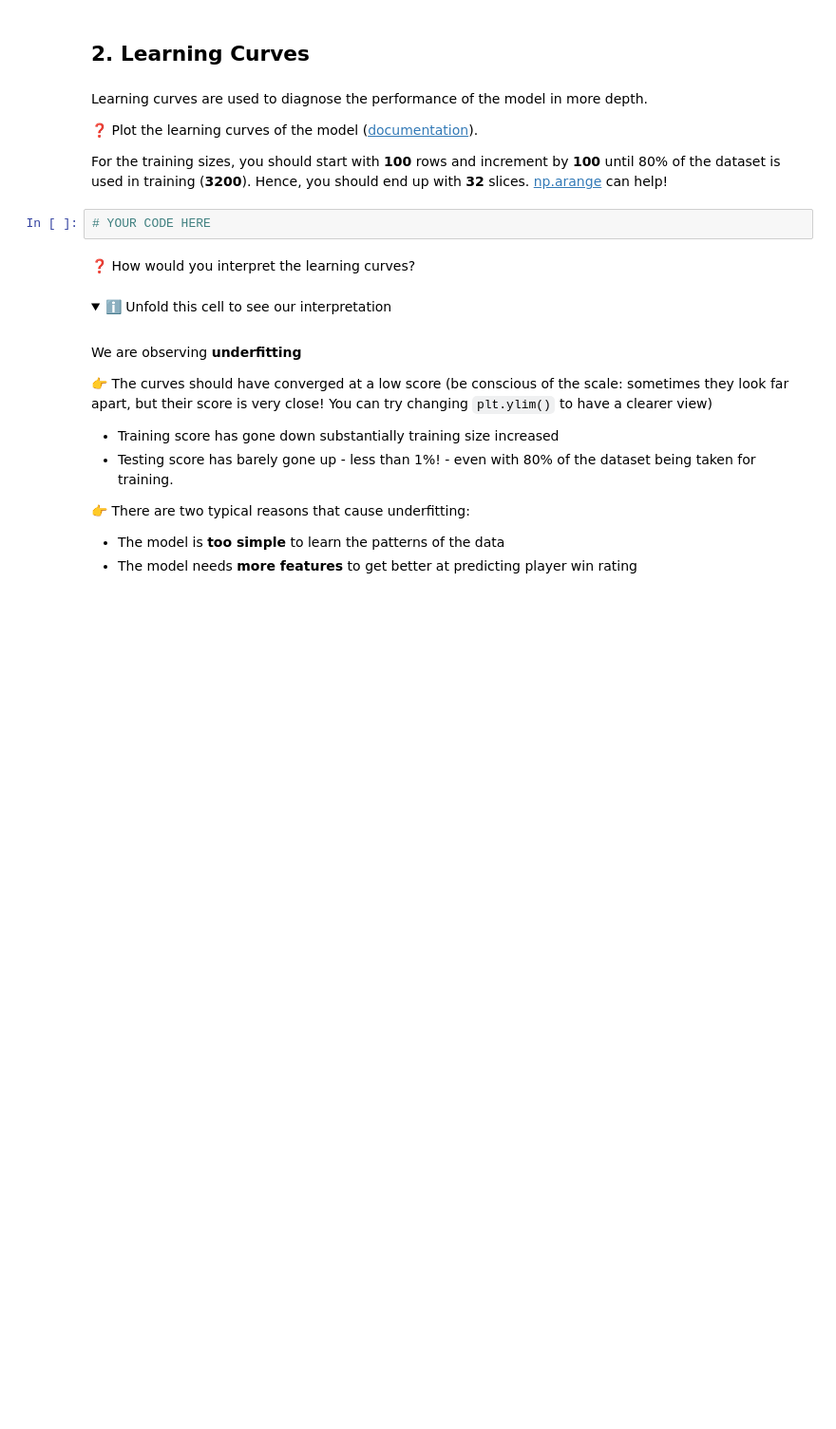
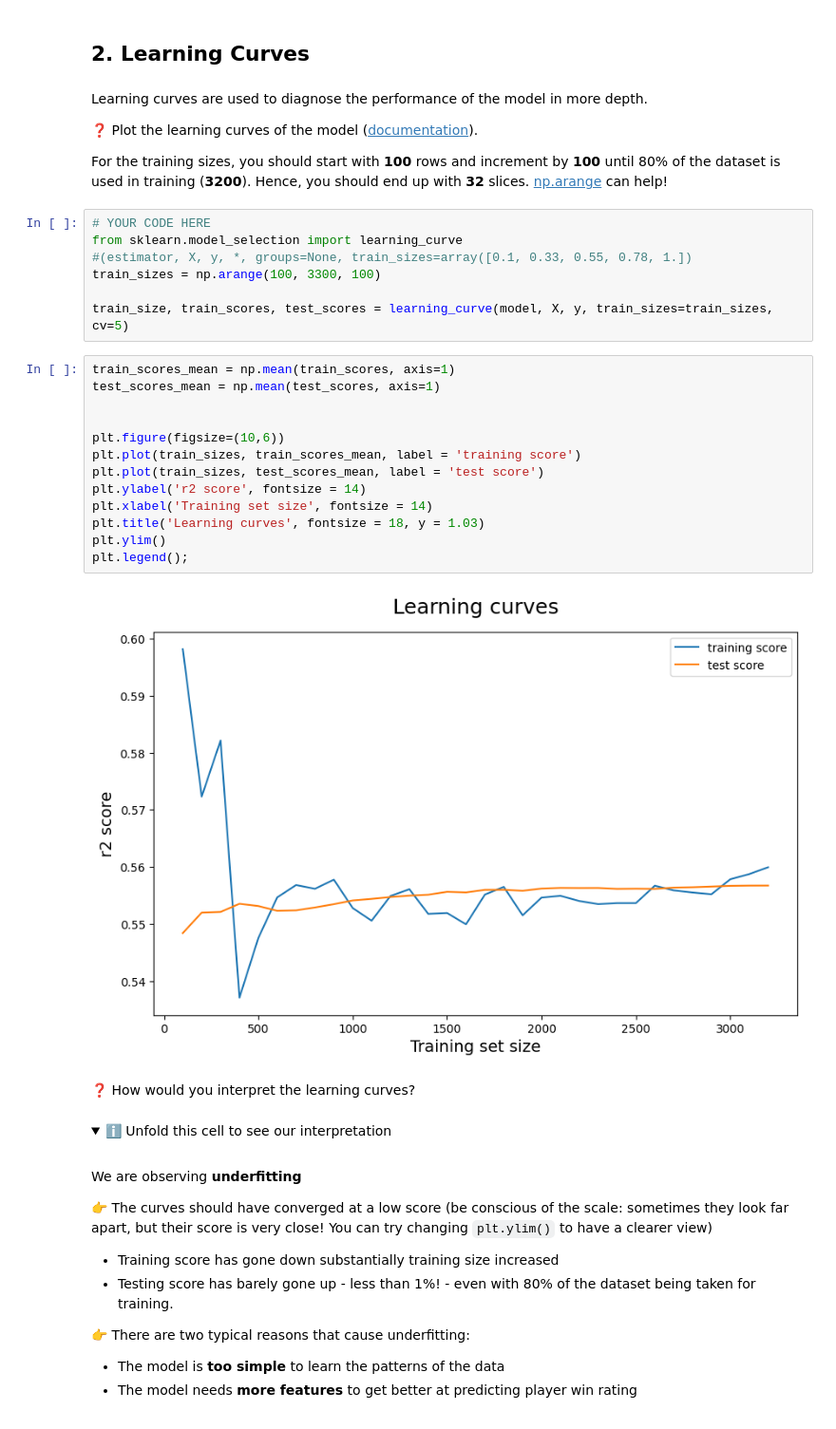
Before and after one commit to bitazaratustra/lewagon_data, a Jupyter notebook: data-learning-curves/Learning_Curves.ipynb, the cells around one changed output. Shown: that part at 95% size. Cells and saved outputs as stored; diff of their text form; folded sections open; blank space fills up the shorter version.

Commit message:
Learning Curves

```diff
--- a/data-learning-curves/Learning_Curves.ipynb
+++ b/data-learning-curves/Learning_Curves.ipynb
@@ -82,8 +82,28 @@ Learning curves are used to diagnose the performance of the model in more depth.
 ❓ Plot the learning curves of the model ([documentation](https://scikit-learn.org/stable/modules/generated/sklearn.model_selection.learning_curve.html)).
 
 For the training sizes, you should start with **100** rows and increment by **100** until 80% of the dataset is used in training (**3200**). Hence, you should end up with **32** slices. [np.arange](https://numpy.org/doc/stable/reference/generated/numpy.arange.html) can help!
-# %%
-# YOUR CODE HERE
+# %%
+# YOUR CODE HERE
+from sklearn.model_selection import learning_curve
+#(estimator, X, y, *, groups=None, train_sizes=array([0.1, 0.33, 0.55, 0.78, 1.])
+train_sizes = np.arange(100, 3300, 100)
+
+train_size, train_scores, test_scores = learning_curve(model, X, y, train_sizes=train_sizes, cv=5)
+# %%
+train_scores_mean = np.mean(train_scores, axis=1)
+test_scores_mean = np.mean(test_scores, axis=1)
+
+
+plt.figure(figsize=(10,6))
+plt.plot(train_sizes, train_scores_mean, label = 'training score')
+plt.plot(train_sizes, test_scores_mean, label = 'test score')
+plt.ylabel('r2 score', fontsize = 14)
+plt.xlabel('Training set size', fontsize = 14)
+plt.title('Learning curves', fontsize = 18, y = 1.03)
+plt.ylim()
+plt.legend();
+# %% [output]
+[figure, added]
 # %% [markdown]
 ❓ How would you interpret the learning curves?
 # %% [markdown]
```
Also changed, not shown: parts of 17 cells of this notebook, 1 other file.
